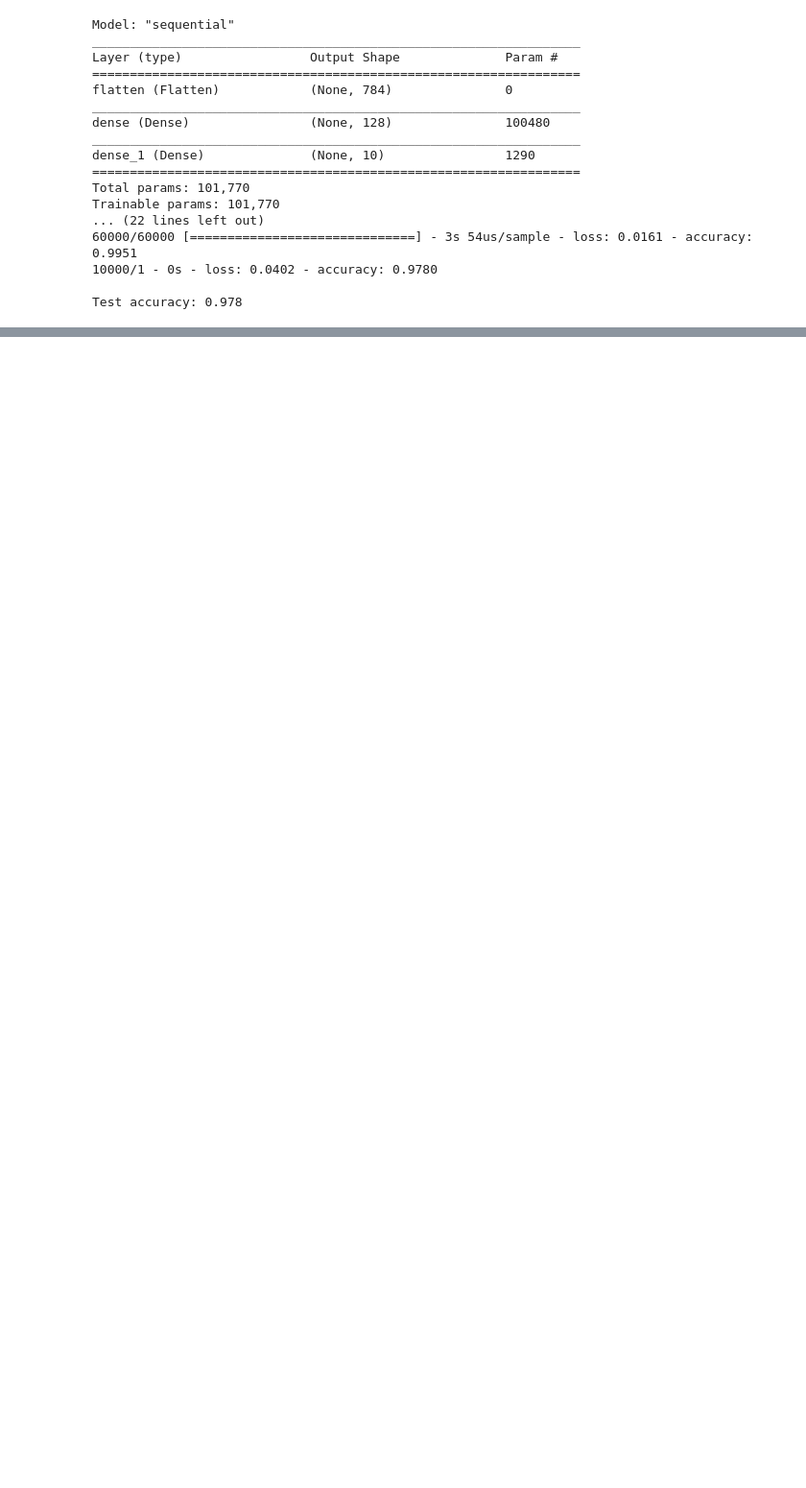
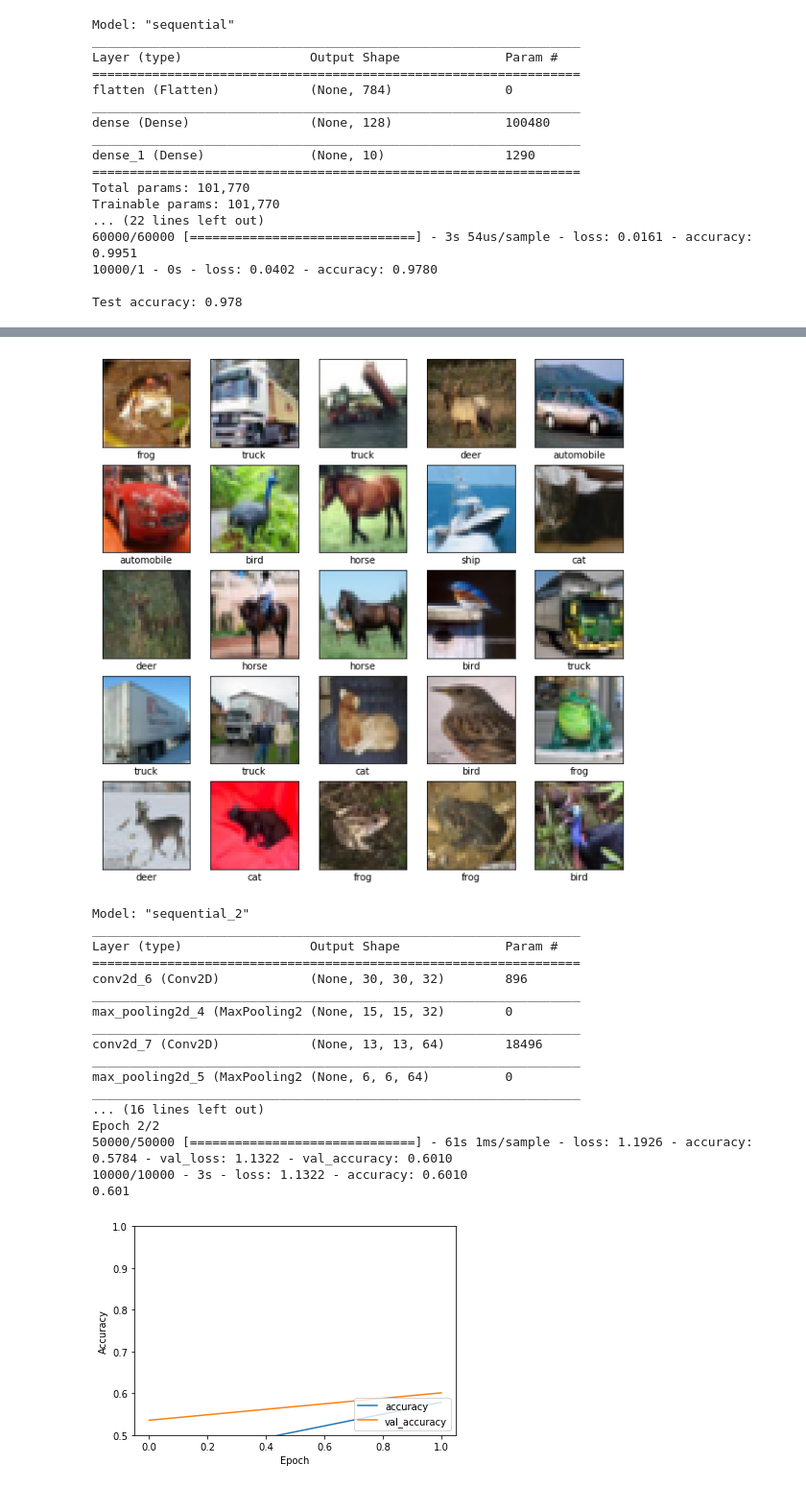
Before and after one commit to rangarodrigo/EN5204Code, a Jupyter notebook: g_cnn.ipynb, the cells around one changed output, grey strips where cells are left out. Shown at 96% size. Saved outputs shown, nothing was run; the diff lists cells and outputs as text; code cells hidden in the pictures; blank space fills up the shorter version.

```diff
--- a/g_cnn.ipynb
+++ b/g_cnn.ipynb
@@ -154,0 +156,76 @@ test_loss, test_acc = model.evaluate(test_images,  test_labels, verbose=2)
+# %%
+#https://www.tensorflow.org/tutorials/images/cnn
+from __future__ import absolute_import, division, print_function, unicode_literals
+
+import tensorflow as tf
+
+from tensorflow.keras import datasets, layers, models
+import matplotlib.pyplot as plt
+(train_images, train_labels), (test_images, test_labels) = datasets.cifar10.load_data()
+
+# Normalize pixel values to be between 0 and 1
+train_images, test_images = train_images / 255.0, test_images / 255.0
+class_names = ['airplane', 'automobile', 'bird', 'cat', 'deer',
+               'dog', 'frog', 'horse', 'ship', 'truck']
+
+plt.figure(figsize=(10,10))
+for i in range(25):
+    plt.subplot(5,5,i+1)
+    plt.xticks([])
+    plt.yticks([])
+    plt.grid(False)
+    plt.imshow(train_images[i], cmap=plt.cm.binary)
+    # The CIFAR labels happen to be arrays,
+    # which is why you need the extra index
+    plt.xlabel(class_names[train_labels[i][0]])
+plt.show()
+
+
+model = models.Sequential()
+model.add(layers.Conv2D(32, (3, 3), activation='relu', input_shape=(32, 32, 3)))
+model.add(layers.MaxPooling2D((2, 2)))
+model.add(layers.Conv2D(64, (3, 3), activation='relu'))
+model.add(layers.MaxPooling2D((2, 2)))
+model.add(layers.Conv2D(64, (3, 3), activation='relu'))
+model.add(layers.Flatten())
+model.add(layers.Dense(64, activation='relu'))
+model.add(layers.Dense(10))
+
+print(model.summary())
+
+model.compile(optimizer='adam',
+              loss=tf.keras.losses.SparseCategoricalCrossentropy(from_logits=True),
+              metrics=['accuracy'])
+
+history = model.fit(train_images, train_labels, epochs=2,
+                    validation_data=(test_images, test_labels))
+
+plt.plot(history.history['accuracy'], label='accuracy')
+plt.plot(history.history['val_accuracy'], label = 'val_accuracy')
+plt.xlabel('Epoch')
+plt.ylabel('Accuracy')
+plt.ylim([0.5, 1])
+plt.legend(loc='lower right')
+
+test_loss, test_acc = model.evaluate(test_images,  test_labels, verbose=2)
+print(test_acc)
+# %% [output]
+[figure, added]
+Model: "sequential_2"
+_________________________________________________________________
+Layer (type)                 Output Shape              Param #
+=================================================================
+conv2d_6 (Conv2D)            (None, 30, 30, 32)        896
+_________________________________________________________________
+max_pooling2d_4 (MaxPooling2 (None, 15, 15, 32)        0
+_________________________________________________________________
+conv2d_7 (Conv2D)            (None, 13, 13, 64)        18496
+_________________________________________________________________
+max_pooling2d_5 (MaxPooling2 (None, 6, 6, 64)          0
+_________________________________________________________________
+... (16 lines left out)
+Epoch 2/2
+50000/50000 [==============================] - 61s 1ms/sample - loss: 1.1926 - accuracy: 0.5784 - val_loss: 1.1322 - val_accuracy: 0.6010
+10000/10000 - 3s - loss: 1.1322 - accuracy: 0.6010
+0.601
+[figure, added]
```
Also changed, not shown: parts of 4 cells of this notebook.
